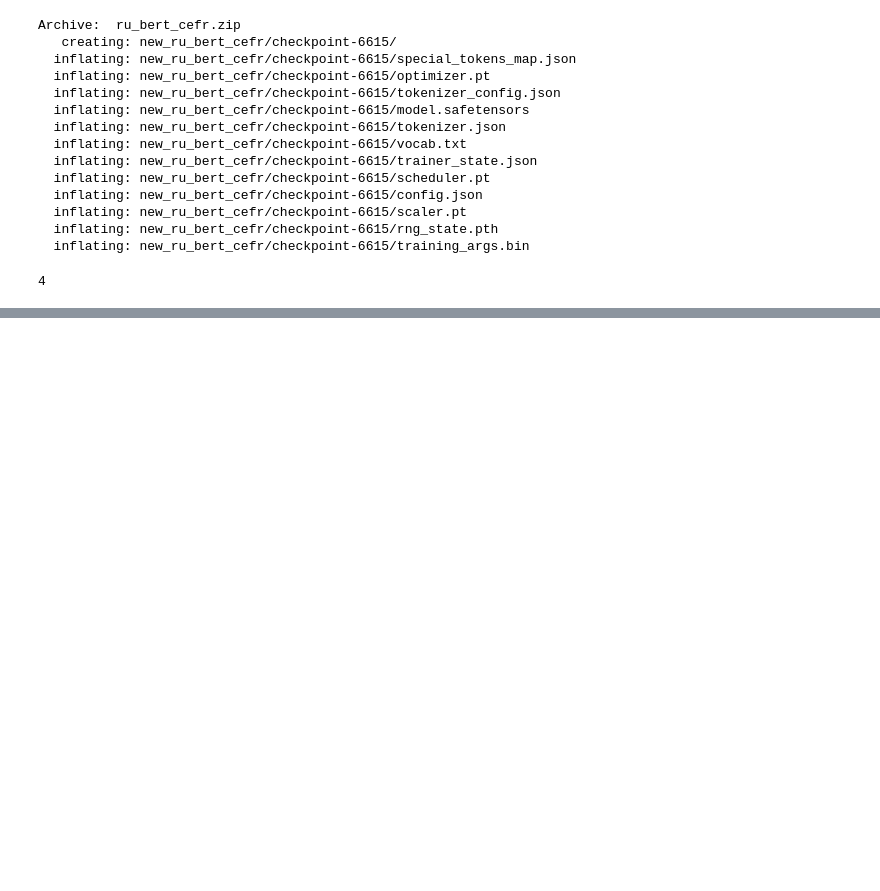
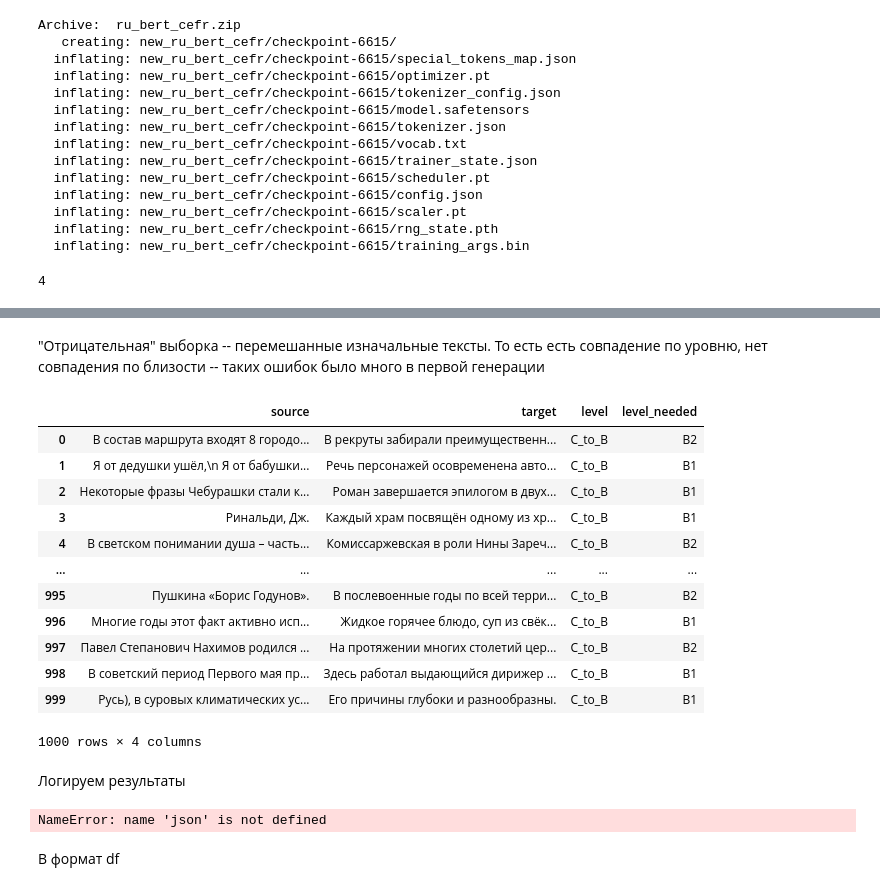
Before and after one commit to usmor/russian-cefr-aligner, a Jupyter notebook: finetuning/project_nlp1.ipynb, the cells around one changed output, grey strips where cells are left out. Drawn from its saved outputs; the diff is of its cells as text; code cells hidden in the pictures; blank space fills up the shorter version.

```diff
--- a/finetuning/project_nlp1.ipynb
+++ b/finetuning/project_nlp1.ipynb
@@ -755,0 +831,76 @@ test_reward
+# %%
+counter = 1
+
+def goal_level(level):
+  global counter
+
+  sum_level = level.split('_')[-1]
+  number = counter%2+1
+  goal_level = sum_level+str(number)
+  counter+=1
+
+  return goal_level
+# %%
+data_pairs['level_needed'] = data_pairs['level'].apply(goal_level)
+# %%
+pos_sample = data_pairs.sample(1000).reset_index(drop=True)
+neg_sample = data_pairs.sample(1000).reset_index(drop=True)
+# %% [markdown]
+"Отрицательная" выборка -- перемешанные изначальные тексты. То есть есть совпадение по уровню, нет совпадения по близости -- таких ошибок было много в первой генерации
+# %%
+neg_sample['source'] = neg_sample['source'].sample(frac=1).reset_index(drop=True)
+# %%
+neg_sample
+# %% [output]
+|  | source | target | level | level_needed |
+| 0 | В состав маршрута входят 8 городо... | В рекруты забирали преимущественн... | C_to_B | B2 |
+| 1 | Я от дедушки ушёл,\n Я от бабушки... | Речь персонажей осовременена авто... | C_to_B | B1 |
+| 2 | Некоторые фразы Чебурашки стали к... | Роман завершается эпилогом в двух... | C_to_B | B1 |
+| 3 | Ринальди, Дж. | Каждый храм посвящён одному из хр... | C_to_B | B1 |
+| 4 | В светском понимании душа – часть... | Комиссаржевская в роли Нины Зареч... | C_to_B | B2 |
+| ... | ... | ... | ... | ... |
+| 995 | Пушкина «Борис Годунов». | В послевоенные годы по всей терри... | C_to_B | B2 |
+| 996 | Многие годы этот факт активно исп... | Жидкое горячее блюдо, суп из свëк... | C_to_B | B1 |
+| 997 | Павел Степанович Нахимов родился ... | На протяжении многих столетий цер... | C_to_B | B2 |
+| 998 | В советский период Первого мая пр... | Здесь работал выдающийся дирижер ... | C_to_B | B1 |
+| 999 | Русь), в суровых климатических ус... | Его причины глубоки и разнообразны. | C_to_B | B1 |
+1000 rows × 4 columns
+# %% [markdown]
+Логируем результаты
+# %%
+log_data = {0.5: [{'bert': [], 'bleu': []}, {'bert': [], 'bleu': []}], # pos_sample, neg_sample
+            0.6: [{'bert': [], 'bleu': []}, {'bert': [], 'bleu': []}],
+            0.7: [{'bert': [], 'bleu': []}, {'bert': [], 'bleu': []}],
+            0.8: [{'bert': [], 'bleu': []}, {'bert': [], 'bleu': []}]}
+
+
+samples = (pos_sample, neg_sample)
+
+for s in range(len(samples)):
+  for i, row in tqdm(samples[s].iterrows()):
+    orig, sum, level = row['source'], row['target'], row['level_needed']
+
+    # print(i)
+
+    if i < 250:
+      weight = 0.5
+    elif 250 <= i < 500:
+      weight = 0.4
+    elif 500 <= i < 750:
+      weight = 0.3
+    else:
+      weight = 0.2
+
+    reward_bert = postpoc_rl(orig, sum, level, level_weight=weight)
+    reward_bleu = postpoc_rl(orig, sum, level, 'BLEU', level_weight=weight)
+
+    log_data[1-weight][s]['bert'].append(reward_bert)
+    log_data[1-weight][s]['bleu'].append(reward_bleu)
+
+# сохраняем json
+with open('rf_logs.json', 'w', encoding='utf-8') as file:
+  json.dump(log_data, file, indent=2, ensure_ascii=False)
+
+files.download('rf_logs.json')
+# %% [output]
+NameError: name 'json' is not defined
@@ -755,0 +910,2 @@ test_reward
+# %% [markdown]
+В формат df
```
Also changed, not shown: parts of 22 cells of this notebook.
